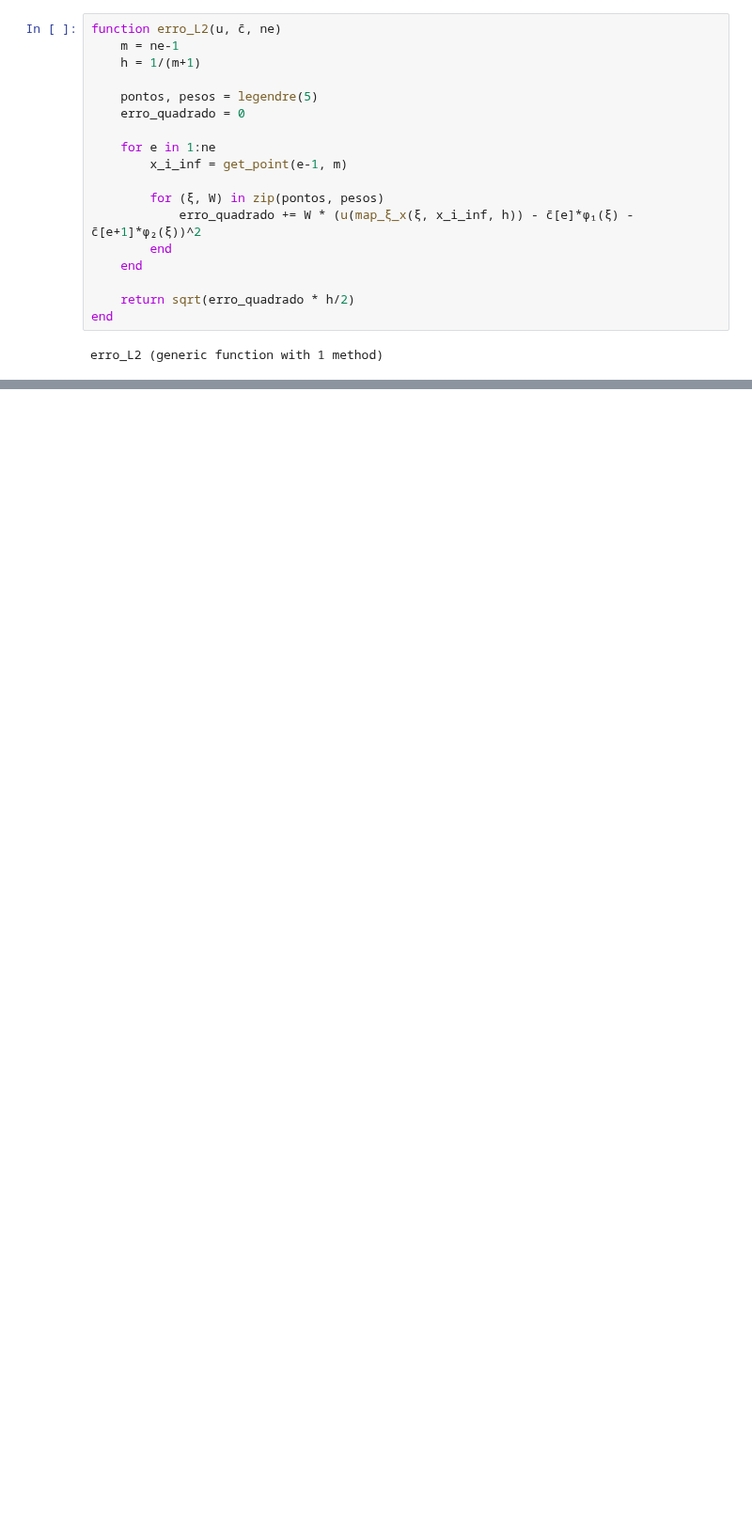
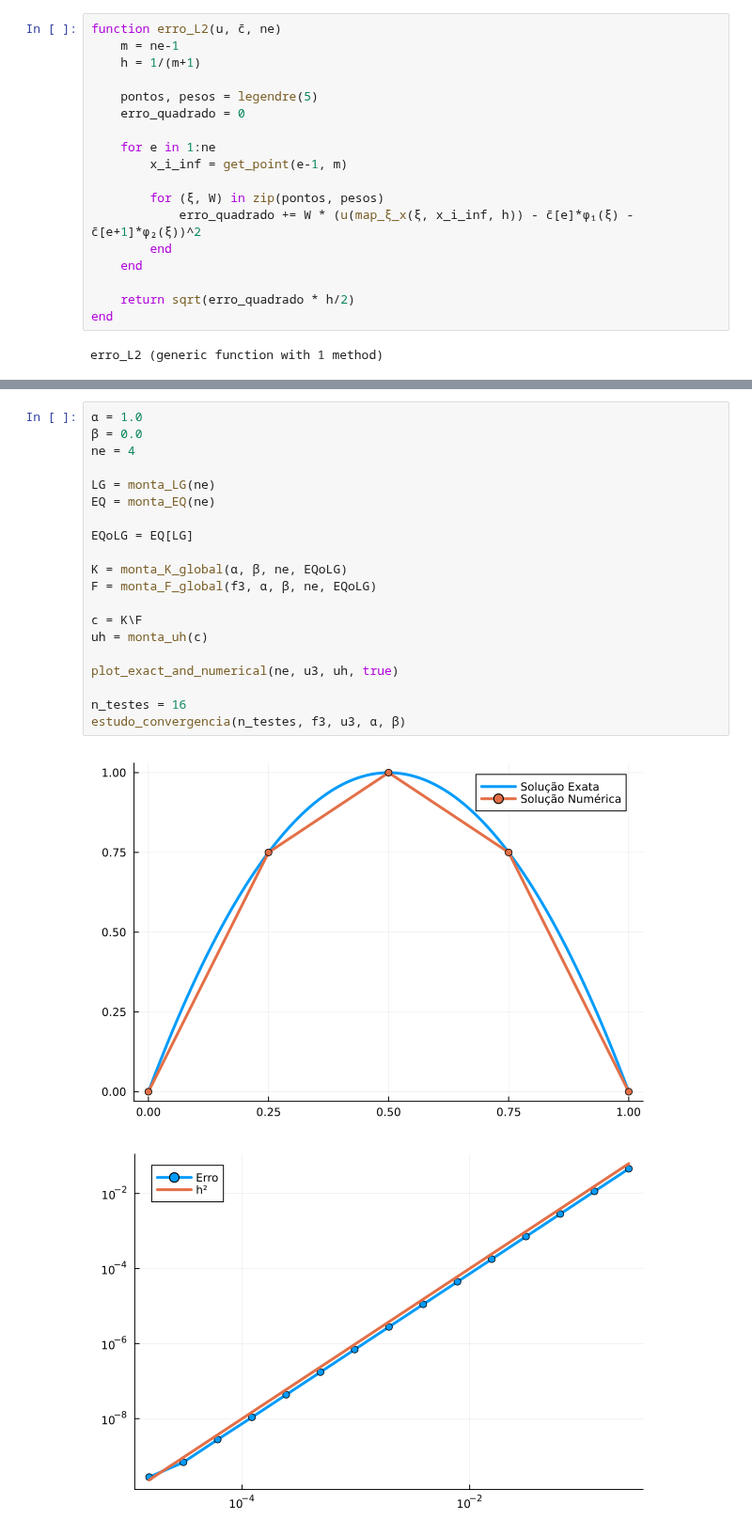
Before and after one commit to CarlosEduardoValladares/Elementos-Finitos-2024.2, a Jupyter notebook: elementos_finitos_02.ipynb, the cells around one changed output, grey strips where cells are left out. Shown at 94% size. Cells and saved outputs as stored; diff of their text form; blank space fills up the shorter version.

```diff
--- a/elementos_finitos_02.ipynb
+++ b/elementos_finitos_02.ipynb
@@ -225,0 +303,23 @@ estudo_convergencia (generic function with 1 method)
+# %%
+α = 1.0
+β = 0.0
+ne = 4
+
+LG = monta_LG(ne)
+EQ = monta_EQ(ne)
+
+EQoLG = EQ[LG]
+
+K = monta_K_global(α, β, ne, EQoLG)
+F = monta_F_global(f3, α, β, ne, EQoLG)
+
+c = K\F
+uh = monta_uh(c)
+
+plot_exact_and_numerical(ne, u3, uh, true)
+
+n_testes = 16
+estudo_convergencia(n_testes, f3, u3, α, β)
+# %% [output]
+[figure, added]
+[figure, added]
```
Also changed, not shown: parts of 19 cells of this notebook.
